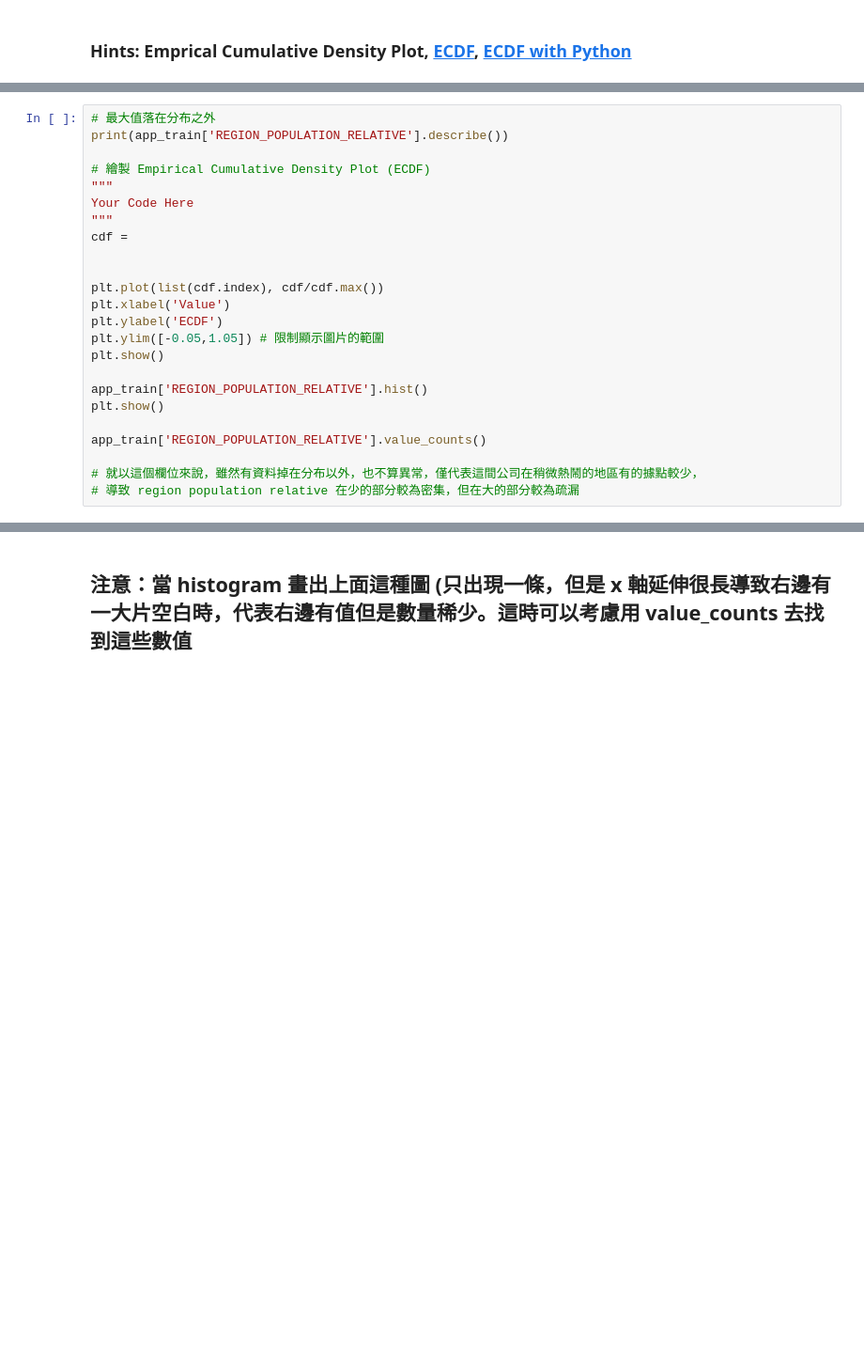
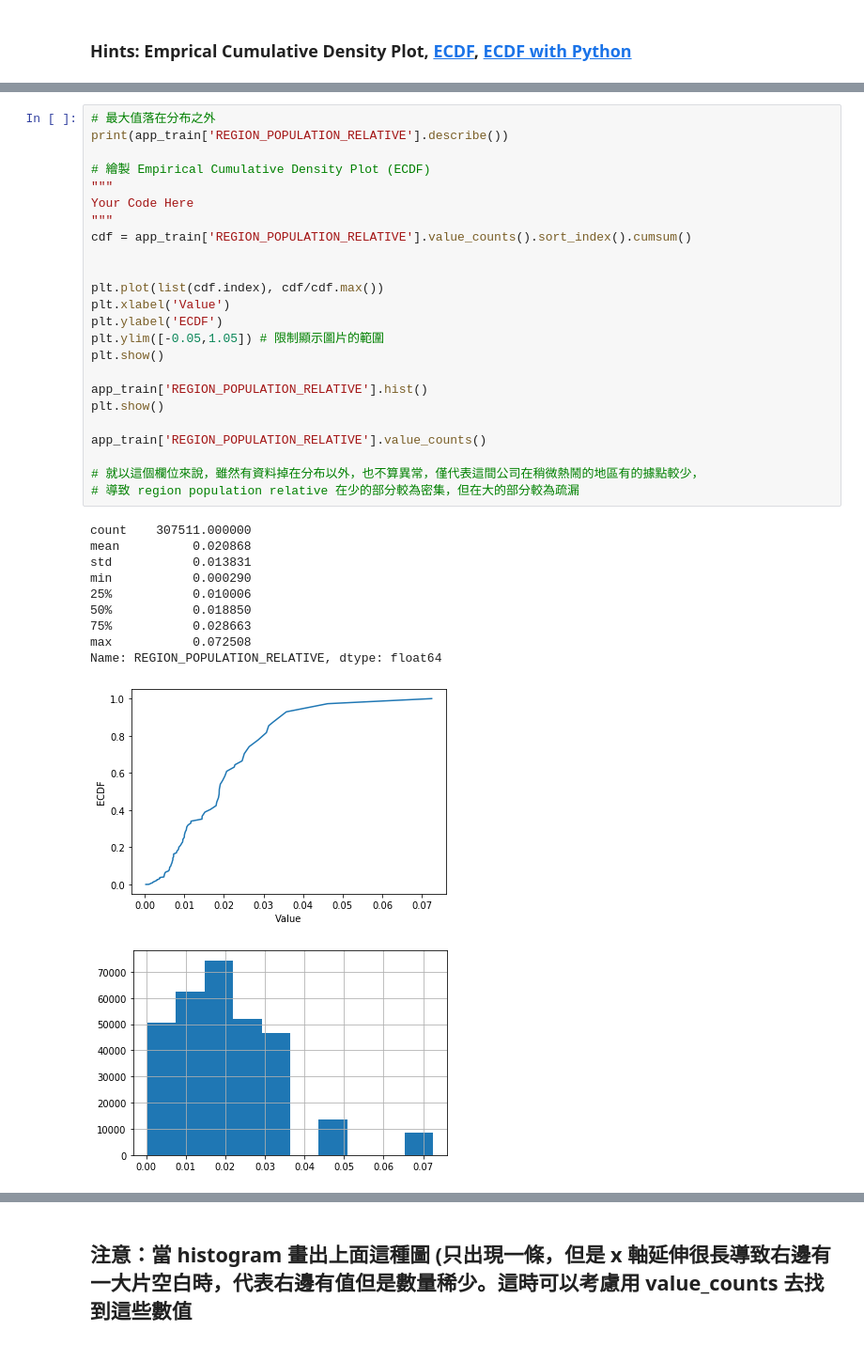
Before and after one commit to yooooyo/1st-DL-CVMarathon, a Jupyter notebook: Day9/Day_009_HW.ipynb, the cells around one changed output, grey strips where cells are left out. Shown: that part at 94% size. Cells and saved outputs as stored; diff of their text form; blank space fills up the shorter version.

```diff
--- a/Day9/Day_009_HW.ipynb
+++ b/Day9/Day_009_HW.ipynb
@@ -123,24 +220,36 @@ plt.show()
 # %%
 # 最大值落在分布之外
 print(app_train['REGION_POPULATION_RELATIVE'].describe())
 
 # 繪製 Empirical Cumulative Density Plot (ECDF)
 """
 Your Code Here
 """
-cdf =
+cdf = app_train['REGION_POPULATION_RELATIVE'].value_counts().sort_index().cumsum()
 
 
 plt.plot(list(cdf.index), cdf/cdf.max())
 plt.xlabel('Value')
 plt.ylabel('ECDF')
 plt.ylim([-0.05,1.05]) # 限制顯示圖片的範圍
 plt.show()
 
 app_train['REGION_POPULATION_RELATIVE'].hist()
 plt.show()
 
 app_train['REGION_POPULATION_RELATIVE'].value_counts()
 
 # 就以這個欄位來說，雖然有資料掉在分布以外，也不算異常，僅代表這間公司在稍微熱鬧的地區有的據點較少，
 # 導致 region population relative 在少的部分較為密集，但在大的部分較為疏漏
+# %% [output]
+count    307511.000000
+mean          0.020868
+std           0.013831
+min           0.000290
+25%           0.010006
+50%           0.018850
+75%           0.028663
+max           0.072508
+Name: REGION_POPULATION_RELATIVE, dtype: float64
+[figure, added]
+[figure, added]
```
Also changed, not shown: parts of 12 cells of this notebook.
